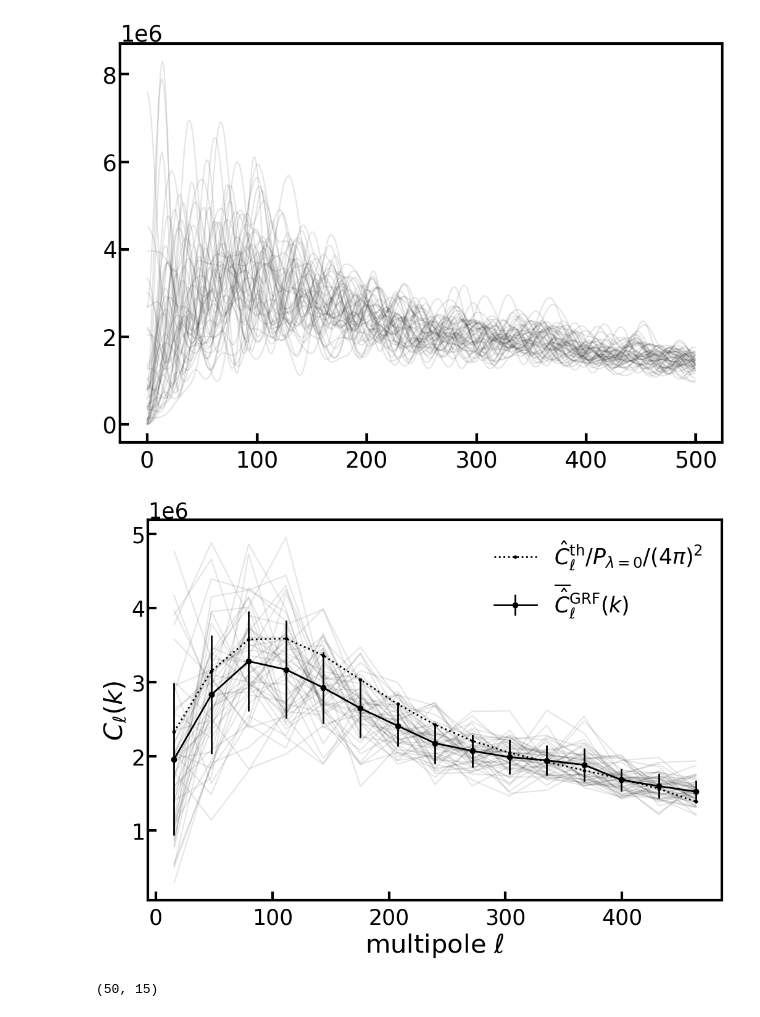
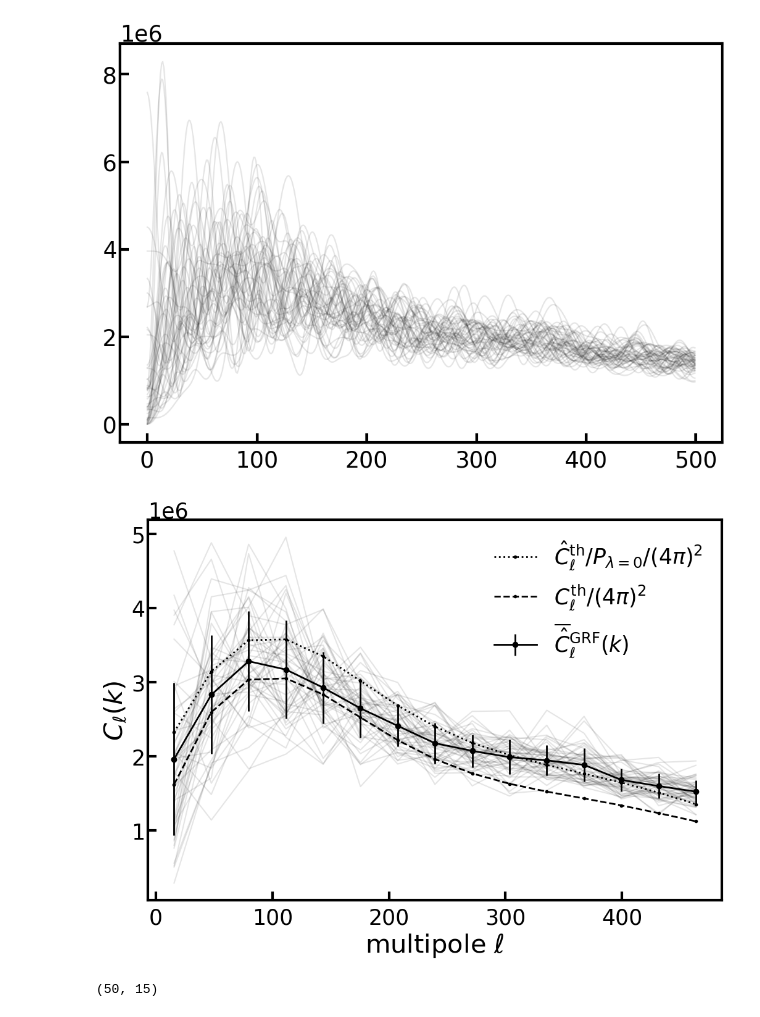
Before and after one commit to roger2b/directsht-lya, a Jupyter notebook: notebooks/lya_GRFs_directSHT.ipynb, the cells around one changed output. Saved outputs shown, nothing was run; the diff lists cells and outputs as text; code cells hidden in the pictures.

```diff
--- a/notebooks/lya_GRFs_directSHT.ipynb
+++ b/notebooks/lya_GRFs_directSHT.ipynb
@@ -147,7 +145,7 @@ No GPU found
 # Set up an sht instance.
 Nl   = 500
 Nx   = 2*Nl
-xmax = 5.0/8.0
+xmax = 3./4.
 #
 sht= DirectSHT(Nl,Nx,xmax)
 #
@@ -501,6 +500,7 @@ print(np.allclose(coupling_matrix, MD.Mll))
 
 Cl_hat_GRF = np.dot(coupling_matrix, C_ell) #[:MD.Mll.shape[1]]
 binned_Cl_hat_GRF = bins @ Cl_hat_GRF
+binned_Cl_GRF = bins @ C_ell
 # %% [output]
 read in Wigner 3j matrix
 cross checks
@@ -518,15 +518,16 @@ binned_clk_std = np.std(binned_clk, axis=0)
 # %%
 for i in range(num_sim):
     # plt.plot(ells, cl_k[i],'k-', alpha=0.1)
     plt.plot(my_binned_ells, bins @ cl_k[i],'k-', alpha=0.1)
 plt.errorbar(my_binned_ells, binned_clk_mean, yerr=binned_clk_std,c='k', ls='-',fmt='o', lw=2, label=r'$\overline{\hat{C}}_{\ell}^{\rm GRF}(k)$')
 plt.plot(my_binned_ells, binned_Cl_hat_GRF/norm_Plambda/(4*np.pi)**2,'k.:',lw=2, label=r'$\hat{C}_{\ell}^{\rm th}/P_{\lambda=0}/(4\pi)^2$')
+plt.plot(my_binned_ells, binned_Cl_GRF/(4*np.pi)**2,'k.--',lw=2, label=r'$C_{\ell}^{\rm th}/(4\pi)^2$')
 plt.xlabel(r'multipole $\ell$')
 plt.ylabel(r'$C_{\ell}(k)$')
 plt.legend()
 plt.show()
 # %% [output]
-[figure, old version]
+[figure, new version]
 # %%
 # %% [output]
 (50, 15)
```
Also changed, not shown: parts of 7 cells of this notebook.
